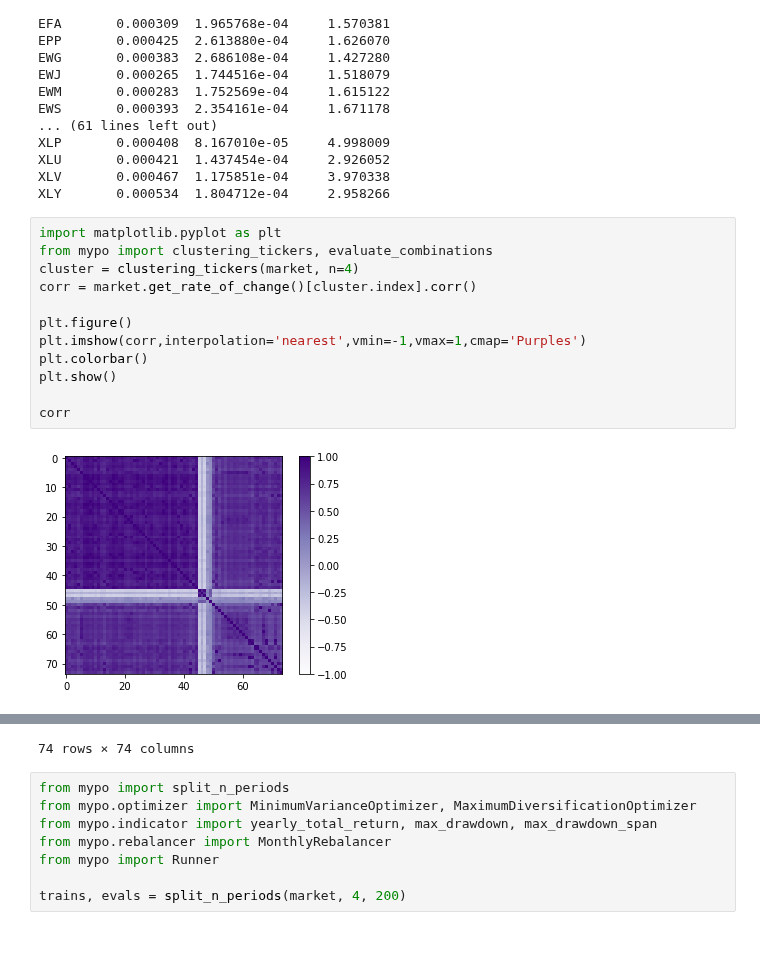
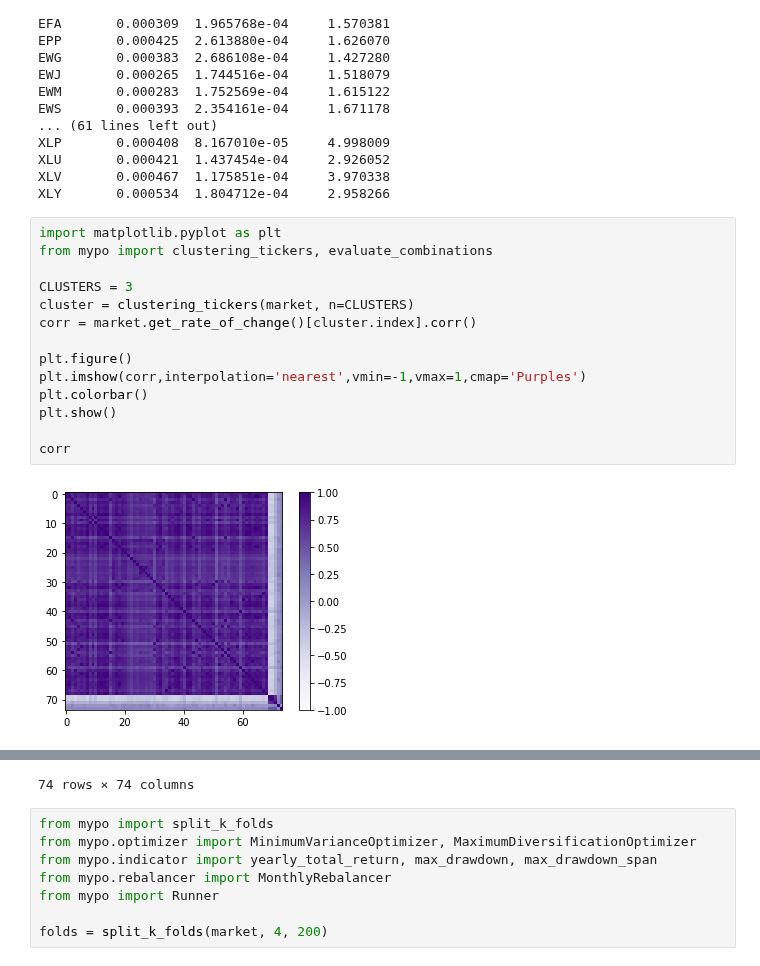
Before and after one commit to sonesuke/mypo, a Jupyter notebook: docs/tutorial/tickers.ipynb, the cells around one changed output, grey strips where cells are left out. Saved outputs shown, nothing was run; the diff lists cells and outputs as text.

Commit message:
mypo-153 (#157)
* mypo-153 make fold

```diff
--- a/docs/tutorial/tickers.ipynb
+++ b/docs/tutorial/tickers.ipynb
@@ -75,14 +76,16 @@ XLY       0.000534  1.804712e-04     2.958266
 # %%
 import matplotlib.pyplot as plt
 from mypo import clustering_tickers, evaluate_combinations
-cluster = clustering_tickers(market, n=4)
+
+CLUSTERS = 3
+cluster = clustering_tickers(market, n=CLUSTERS)
 corr = market.get_rate_of_change()[cluster.index].corr()
 
 plt.figure()
 plt.imshow(corr,interpolation='nearest',vmin=-1,vmax=1,cmap='Purples')
 plt.colorbar()
 plt.show()
 
 corr
 # %% [output]
-[figure, old version]
+[figure, new version]
@@ -106,10 +109,10 @@ corr
 74 rows × 74 columns
 # %%
-from mypo import split_n_periods
+from mypo import split_k_folds
 from mypo.optimizer import MinimumVarianceOptimizer, MaximumDiversificationOptimizer
 from mypo.indicator import yearly_total_return, max_drawdown, max_drawdown_span
 from mypo.rebalancer import MonthlyRebalancer
 from mypo import Runner
 
-trains, evals = split_n_periods(market, 4, 200)
+folds = split_k_folds(market, 4, 200)
 # %%
```
Also changed, not shown: parts of 6 cells of this notebook, 5 other files.
